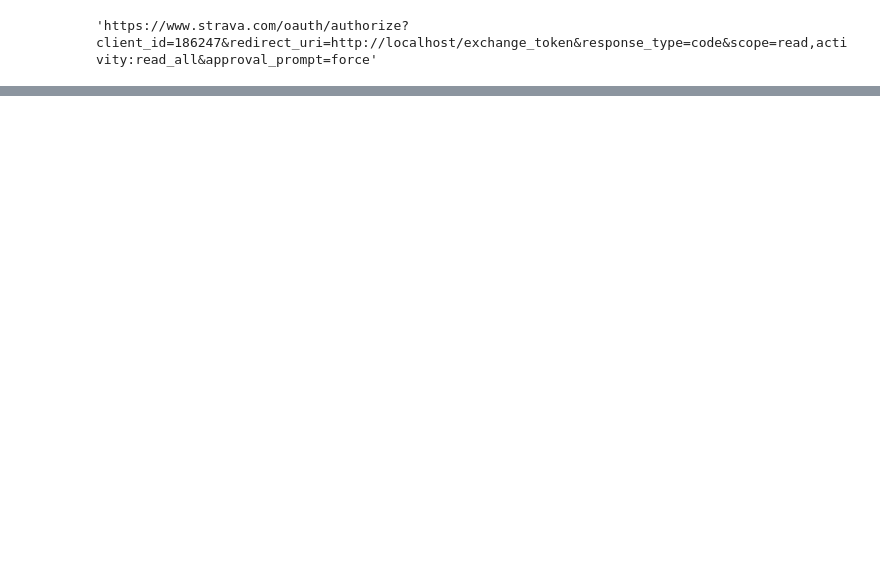
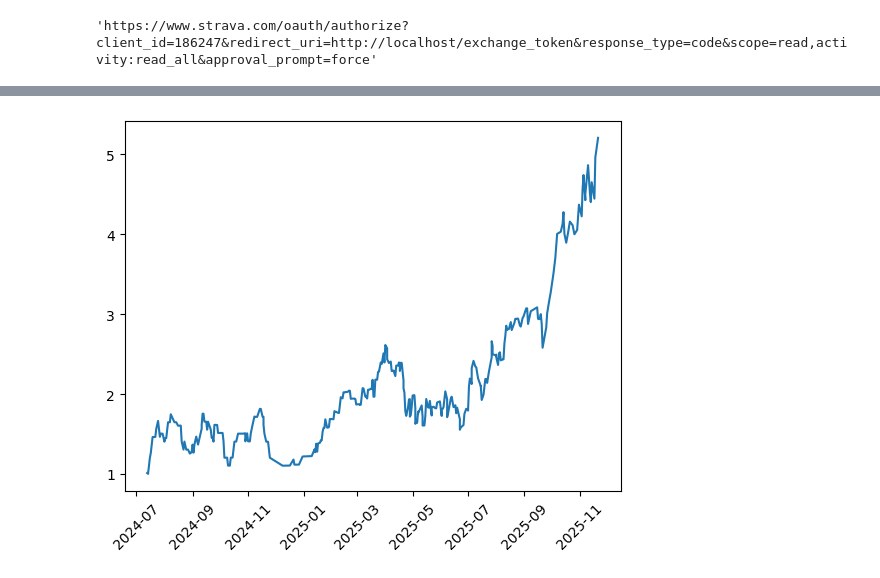
Before and after one commit to benstager/strava, a Jupyter notebook: strava.ipynb, the cells around one changed output, grey strips where cells are left out. Drawn from its saved outputs; the diff is of its cells as text; code cells hidden in the pictures; blank space fills up the shorter version.

```diff
--- a/strava.ipynb
+++ b/strava.ipynb
@@ -201,0 +261,7 @@ df
+# %%
+df['rolling_avg_distance'] = df['distance_miles'].rolling(window=10).mean()
+plt.plot(df['date_str'], df['rolling_avg_distance'])
+plt.xticks(rotation=45)
+plt.show()
+# %% [output]
+[figure, added]
```
Also changed, not shown: parts of 31 cells of this notebook.
